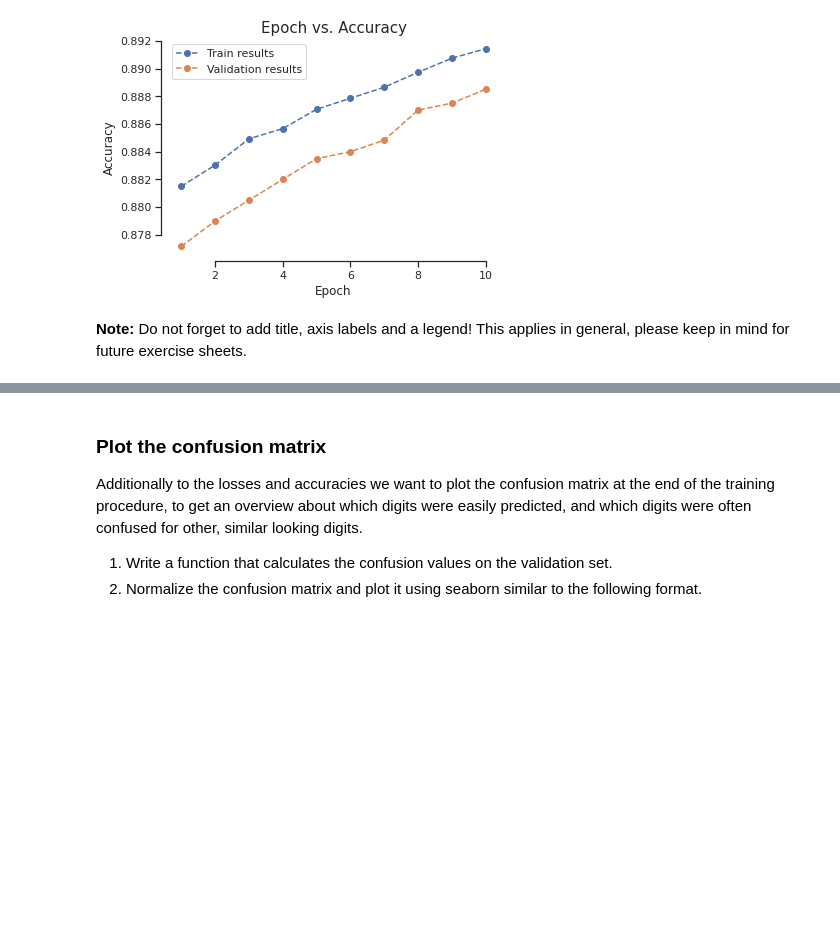
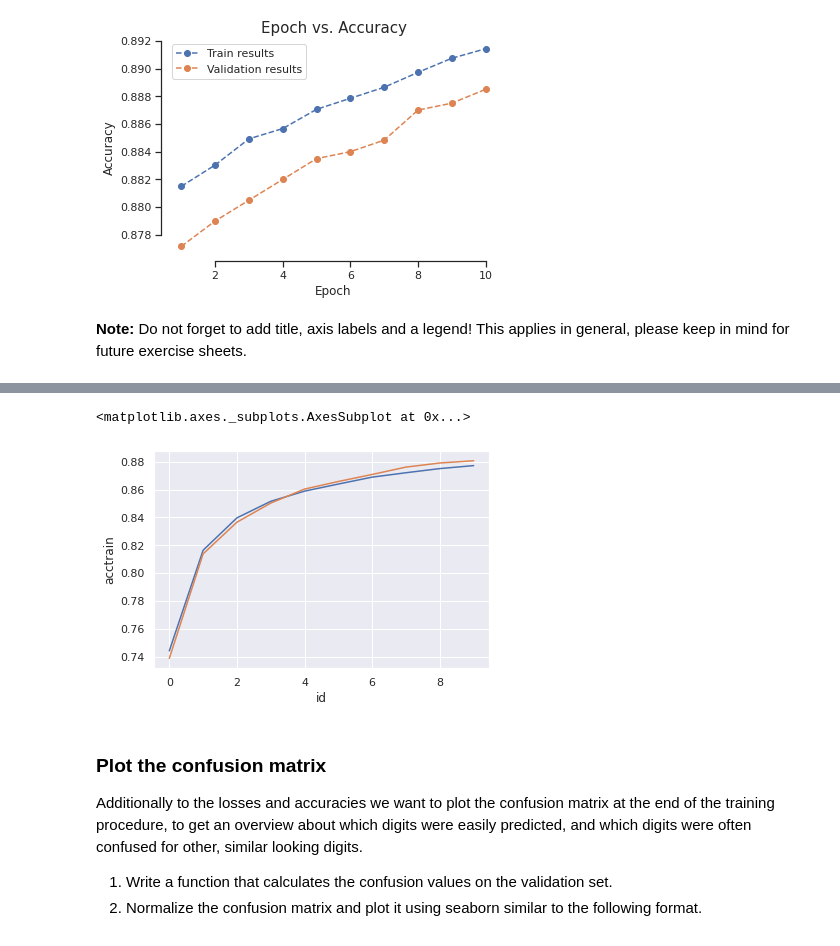
Before and after one commit to jonaden94/deepl-ecker-21-22, a Jupyter notebook: Ex1_2021.ipynb, the cells around one changed output, grey strips where cells are left out. Cells and saved outputs as stored; diff of their text form; code cells hidden in the pictures; blank space fills up the shorter version.

```diff
--- a/Ex1_2021.ipynb
+++ b/Ex1_2021.ipynb
@@ -657,3 +715,11 @@ num_epochs = 10
+# %%
+# TODO plot accuracies
+sb.set_theme(style="darkgrid")
+sb.lineplot(data=data, x="id", y="acctrain")
+sb.lineplot(data=data, x="id", y="accval")
+# %% [output]
+<matplotlib.axes._subplots.AxesSubplot at 0x...>
+[figure, added]
 # %% [markdown]
 ### Plot the confusion matrix
 
```
Also changed, not shown: parts of 21 cells of this notebook.
